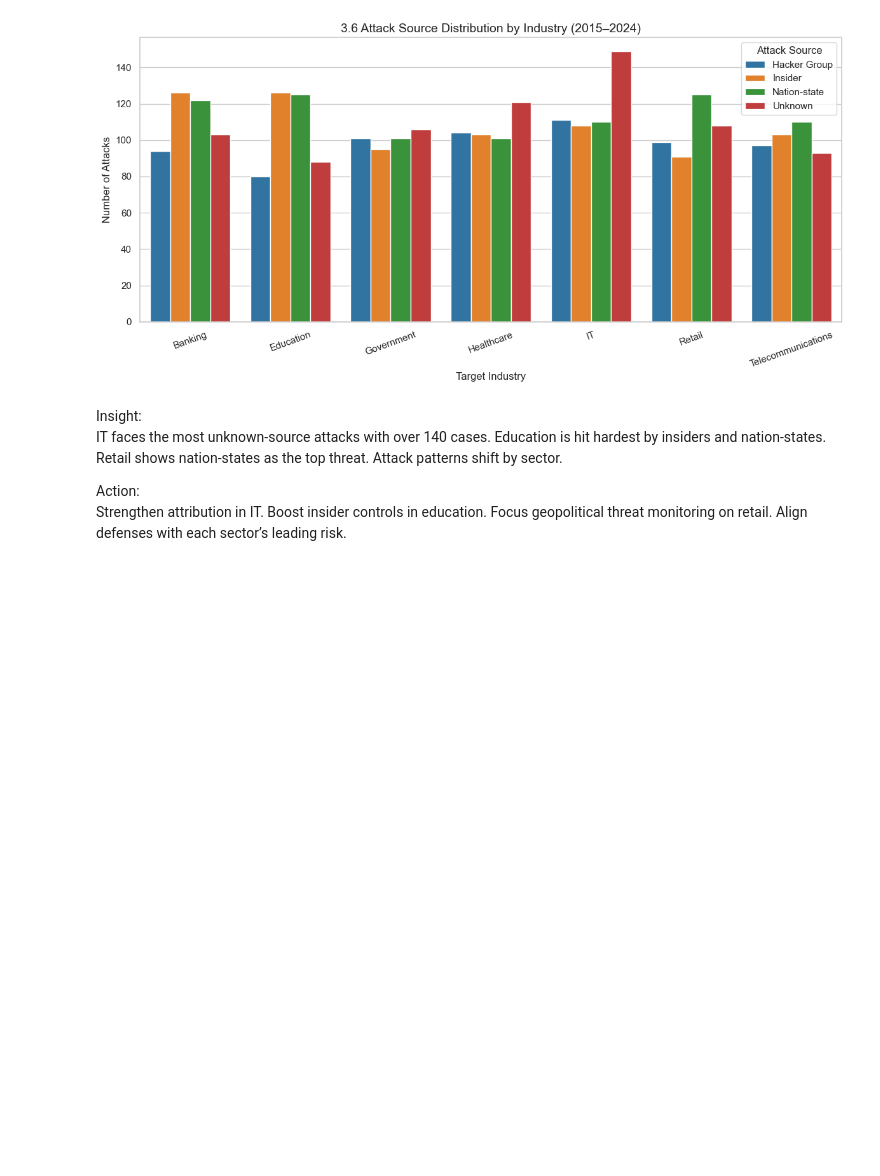
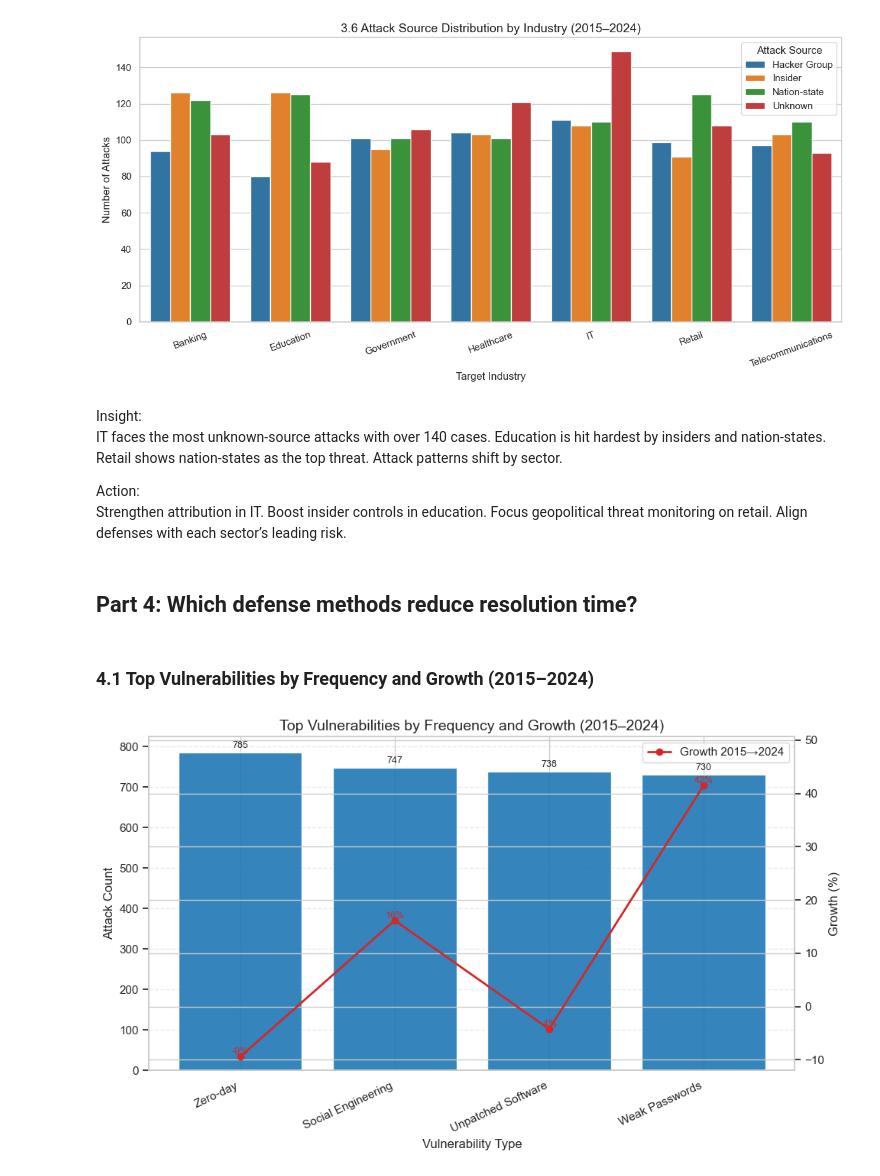
Before and after one commit to dolludaa/Global-Cybersecurity-Threats-2015-2024, a Jupyter notebook: business_analysis.ipynb, the cells around one changed output. Cells and saved outputs as stored; diff of their text form; code cells hidden in the pictures; blank space fills up the shorter version.

```diff
--- a/business_analysis.ipynb
+++ b/business_analysis.ipynb
@@ -930,3 +811,37 @@ IT faces the most unknown-source attacks with over 140 cases. Education is hit h
 
 Action:
 Strengthen attribution in IT. Boost insider controls in education. Focus geopolitical threat monitoring on retail. Align defenses with each sector’s leading risk.
+# %% [markdown]
+## Part 4: Which defense methods reduce resolution time?
+# %% [markdown]
+### 4.1 Top Vulnerabilities by Frequency and Growth (2015–2024)
+# %%
+fig, ax1 = plt.subplots(figsize=(10,6))
+
+bars = ax1.bar(growth.index, growth['Total'], color=palette[0], alpha=0.9)
+ax1.set_ylabel('Attack Count')
+ax1.set_xlabel('Vulnerability Type')
+ax1.set_xticks(range(len(growth.index)))
+ax1.set_xticklabels(growth.index, rotation=25, ha='right')
+
+for b,v in zip(bars, growth['Total'].values):
+    ax1.text(b.get_x()+b.get_width()/2, b.get_height()+max(growth['Total'])*0.015, f'{v}', ha='center', fontsize=9)
+
+ax2 = ax1.twinx()
+ax2.plot(range(len(growth.index)), growth['Growth (%)'], marker='o', linewidth=2, color=palette[3], label='Growth 2015→2024')
+
+for x,y in zip(range(len(growth.index)), growth['Growth (%)'].values):
+    label = f'{y:.0f}%' if np.isfinite(y) else 'New'
+    ax2.text(x, (y if np.isfinite(y) else ax2.get_ylim()[1]*0.9), label, ha='center', va='bottom', fontsize=9, color=palette[3])
+
+ax2.set_ylabel('Growth (%)')
+ymin, ymax = ax2.get_ylim()
+ax2.set_ylim(ymin, ymax + abs(ymax)*0.15)
+
+ax1.set_title('Top Vulnerabilities by Frequency and Growth (2015–2024)', fontsize=14)
+ax1.grid(axis='y', linestyle='--', alpha=0.4)
+ax2.legend(loc='upper right')
+plt.tight_layout()
+plt.show()
+# %% [output]
+[figure, added]
```
Also changed, not shown: parts of 29 cells of this notebook.
